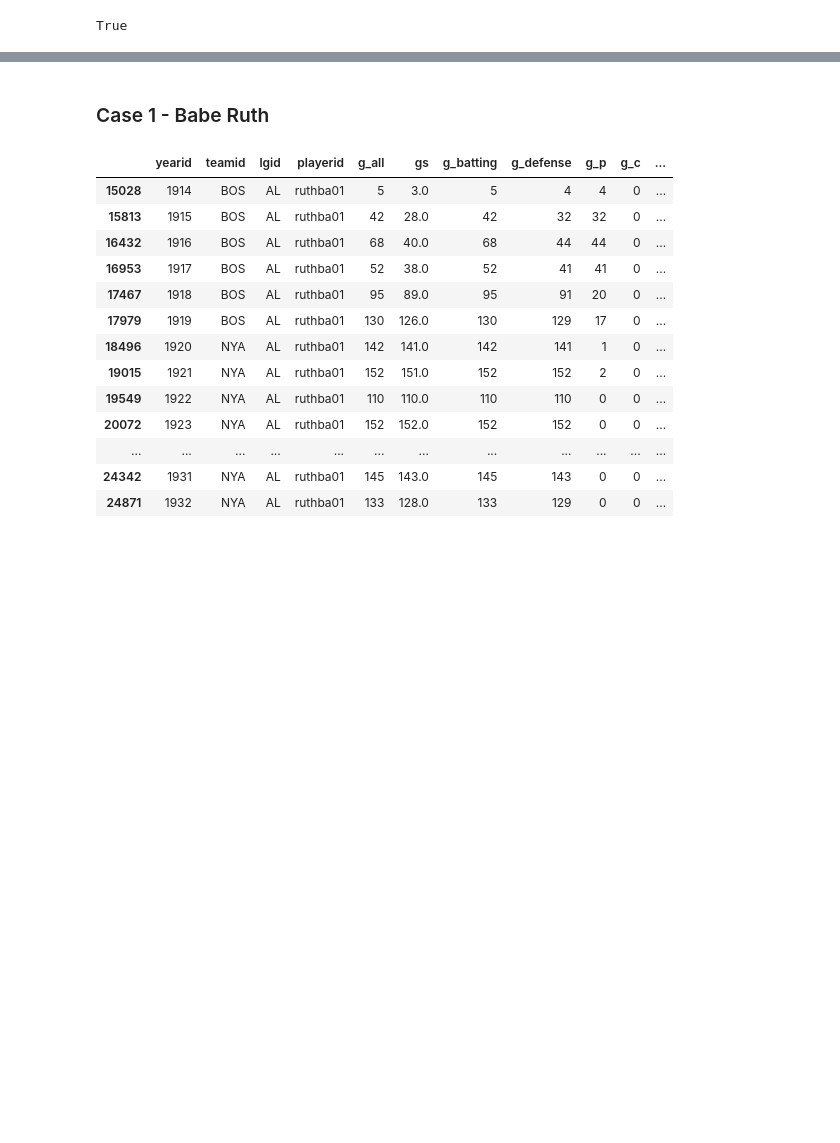
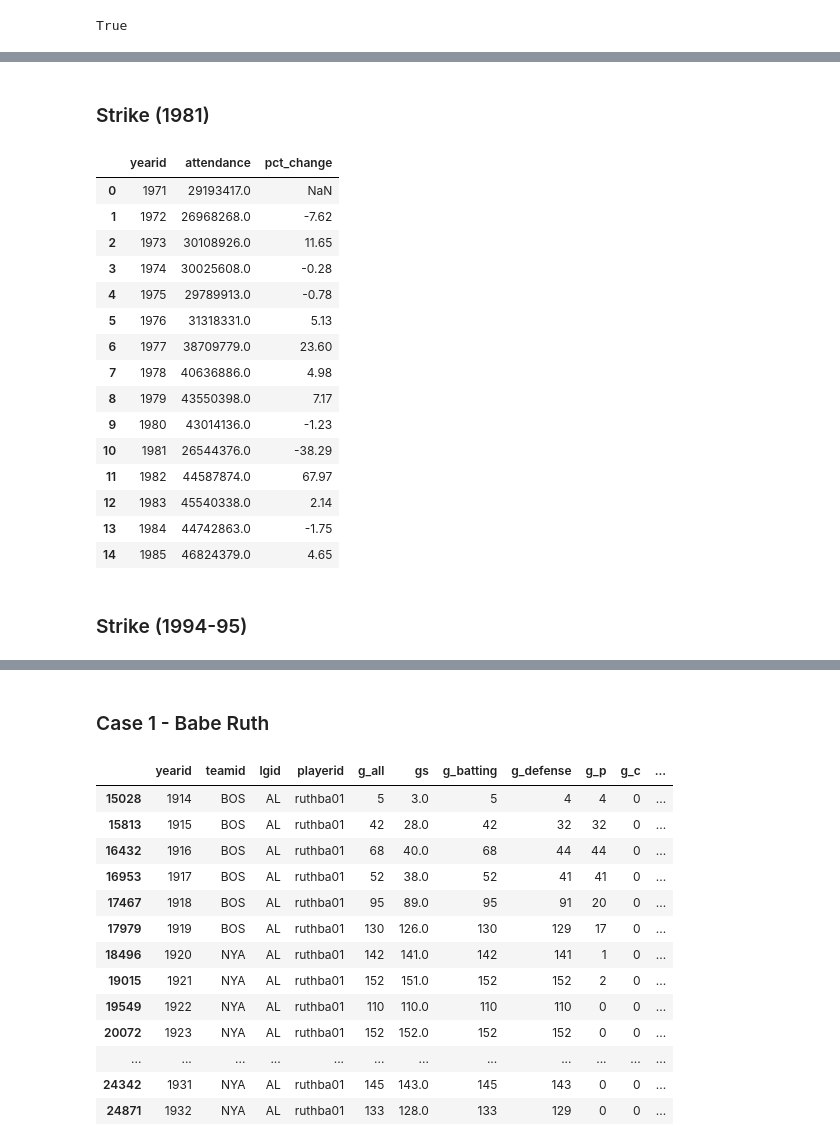
Before and after one commit to mwbarnesy/capstone, a Jupyter notebook: notebooks/lahman-mwb.ipynb, the cells around one changed output, grey strips where cells are left out. Cells and saved outputs as stored; diff of their text form; code cells hidden in the pictures; blank space fills up the shorter version.

```diff
--- a/notebooks/lahman-mwb.ipynb
+++ b/notebooks/lahman-mwb.ipynb
@@ -46,0 +154,29 @@ appearances_df = pd.read_sql(appearances_sql, con=engine)
+# %% [markdown]
+### Strike (1981)
+# %%
+strike_1981 = teams_df.loc[(teams_df['yearid'] >= 1971) & (teams_df['yearid'] <= 1985)]
+# %%
+pct_chg_strike_1981 = strike_1981.groupby(['yearid'])['attendance'].sum().to_frame().reset_index()
+# %%
+pct_chg_strike_1981['pct_change'] = ((pct_chg_strike_1981['attendance'].pct_change()) * 100).round(2)
+# %%
+pct_chg_strike_1981
+# %% [output]
+|  | yearid | attendance | pct_change |
+| 0 | 1971 | 29193417.0 | NaN |
+| 1 | 1972 | 26968268.0 | -7.62 |
+| 2 | 1973 | 30108926.0 | 11.65 |
+| 3 | 1974 | 30025608.0 | -0.28 |
+| 4 | 1975 | 29789913.0 | -0.78 |
+| 5 | 1976 | 31318331.0 | 5.13 |
+| 6 | 1977 | 38709779.0 | 23.60 |
+| 7 | 1978 | 40636886.0 | 4.98 |
+| 8 | 1979 | 43550398.0 | 7.17 |
+| 9 | 1980 | 43014136.0 | -1.23 |
+| 10 | 1981 | 26544376.0 | -38.29 |
+| 11 | 1982 | 44587874.0 | 67.97 |
+| 12 | 1983 | 45540338.0 | 2.14 |
+| 13 | 1984 | 44742863.0 | -1.75 |
+| 14 | 1985 | 46824379.0 | 4.65 |
+# %% [markdown]
+### Strike (1994-95)
```
Also changed, not shown: parts of 31 cells of this notebook.
